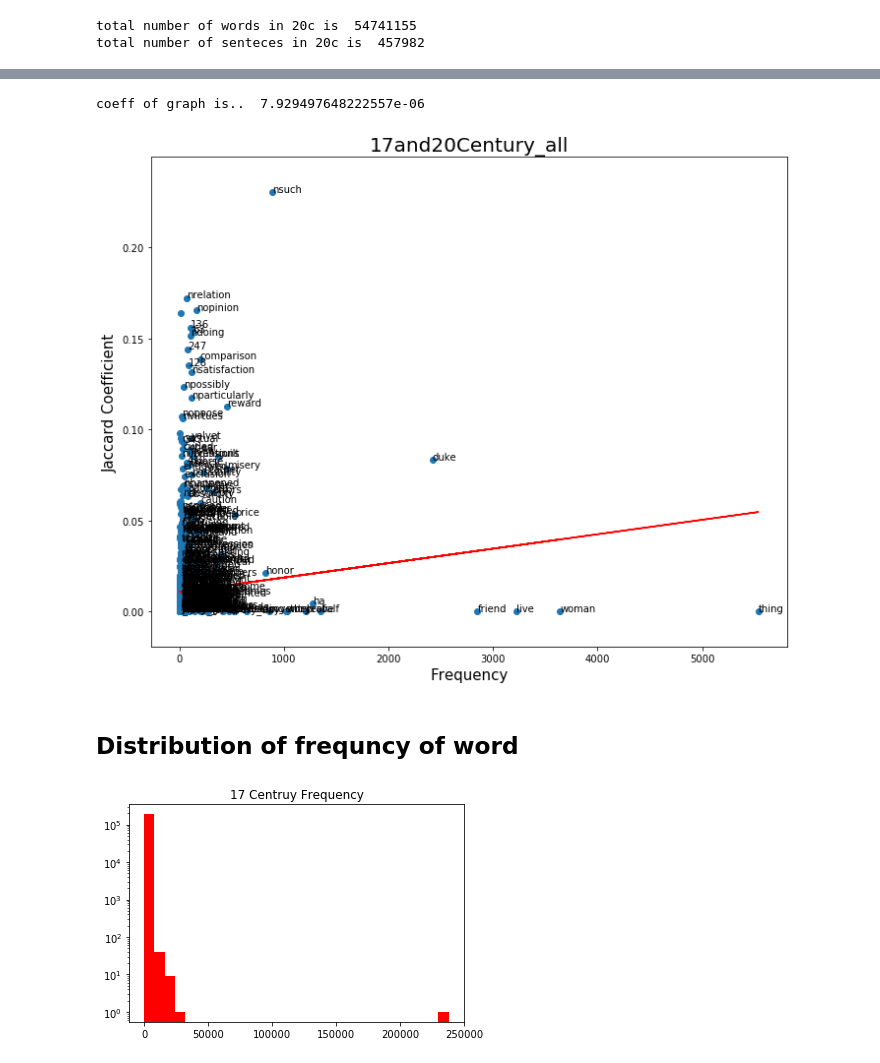
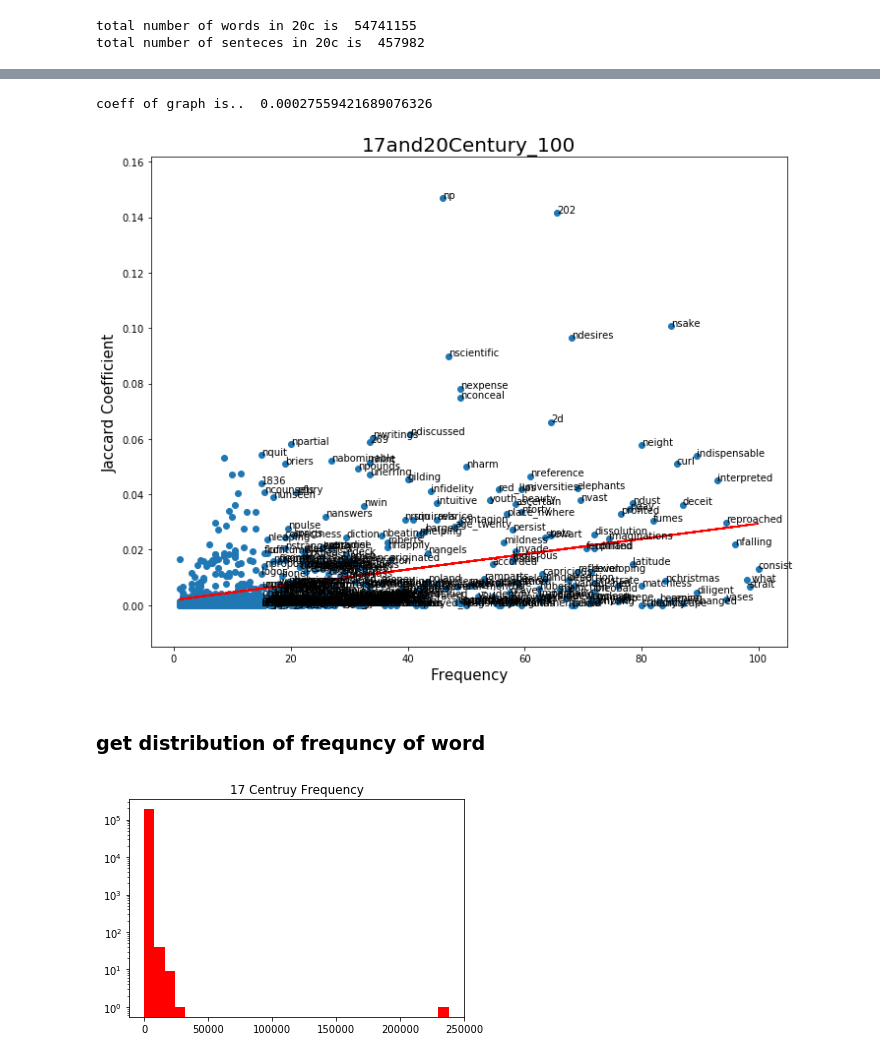
Before and after one commit to philz0918/word_graph2020, a Jupyter notebook: notebooks/word_embeding_171920.ipynb, the cells around one changed output, grey strips where cells are left out. Saved outputs shown, nothing was run; the diff lists cells and outputs as text; code cells hidden in the pictures.

```diff
--- a/notebooks/word_embeding_171920.ipynb
+++ b/notebooks/word_embeding_171920.ipynb
@@ -510,2 +346,0 @@ KeyError: "word 'lives_saints' not in vocabulary"
-# %%
-sim_words_20 = model_20.similar_by_vector('nshe_shook', topn = 200, restrict_vocab= None)
@@ -785,10 +590,10 @@ coeff of graph is..  8.695064485720773e-06
 # %%
-plotting(t_dict_1720, "17and20Century_all",30000)
+plotting(t_dict_1720, "17and20Century_100",100)
 # %% [output]
-coeff of graph is..  7.929497648222557e-06
+coeff of graph is..  0.00027559421689076326
-[figure, old version]
+[figure, new version]
 # %% [markdown]
-## Distribution of frequncy of word
+### get distribution of frequncy of word
 # %%
 df17 = pd.DataFrame(order_dict_17, columns=['Word', 'Frequency'])
 # %%
```
Also changed, not shown: parts of 94 cells of this notebook.
